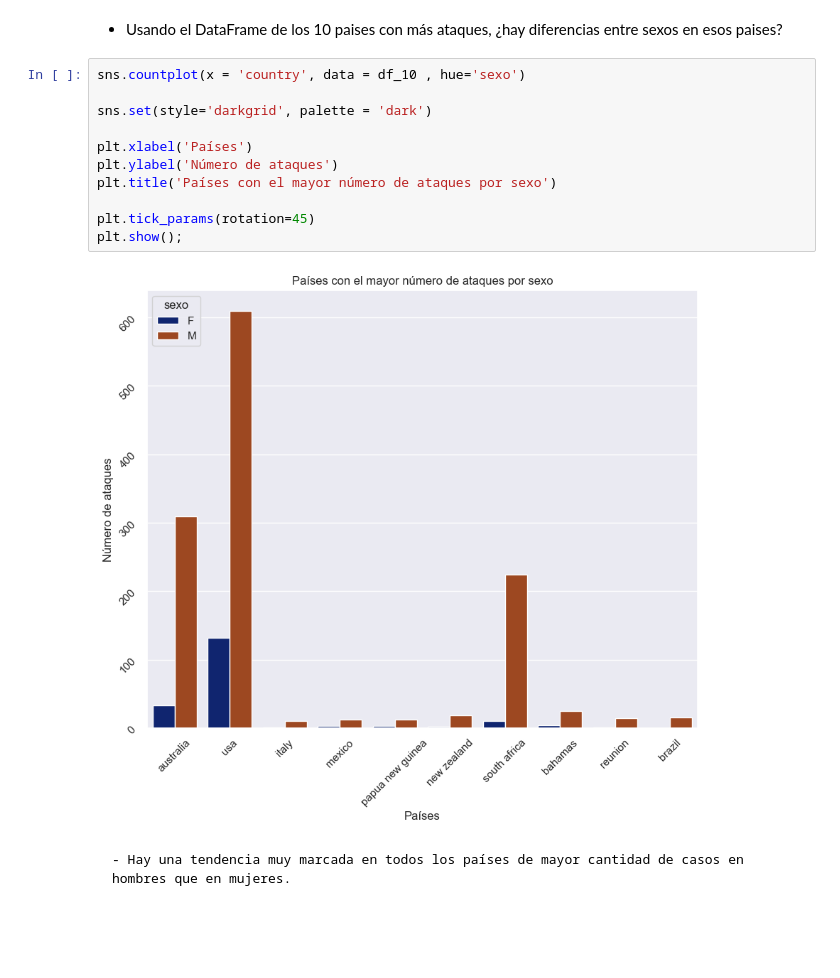
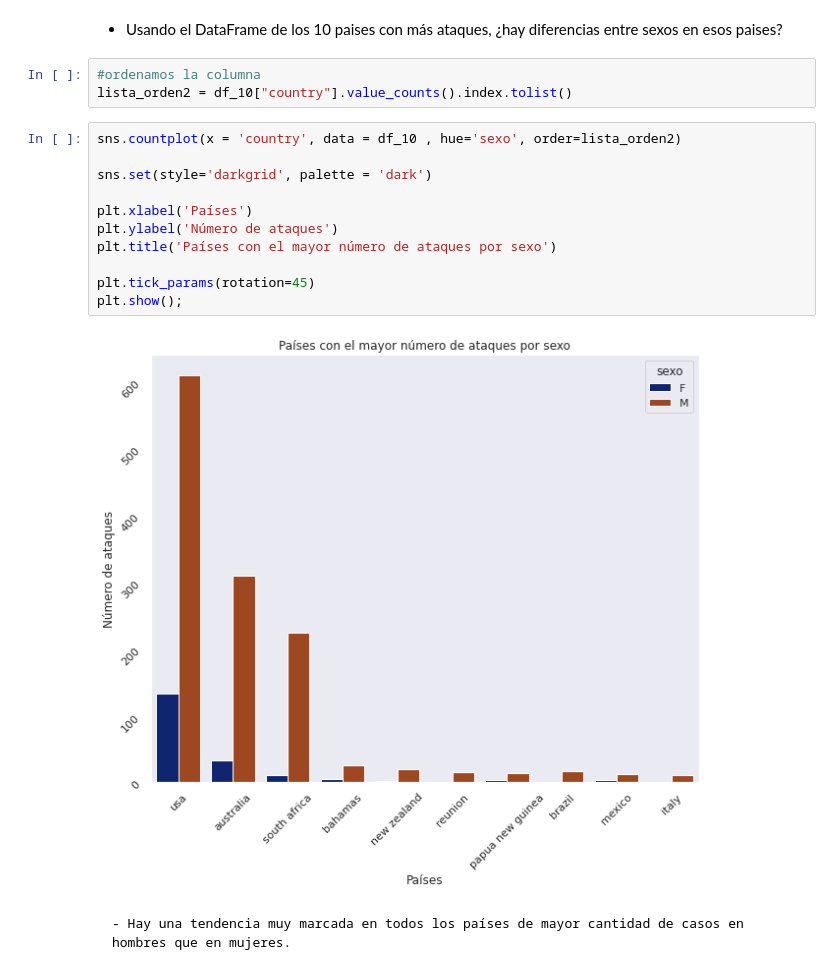
Before and after one commit to Adalab/DA-promo-c-modulo-2-sprint-2-Anahi-Mai, a Jupyter notebook: EDA/pp_eda_III.ipynb, the cells around one changed output. Cells and saved outputs as stored; diff of their text form; blank space fills up the shorter version.

```diff
--- a/EDA/pp_eda_III.ipynb
+++ b/EDA/pp_eda_III.ipynb
@@ -149,19 +138,22 @@ plt.show();
 ---
 # %% [markdown]
 - Usando el DataFrame de los 10 paises con más ataques, ¿hay diferencias entre sexos en esos paises?
+# %%
+#ordenamos la columna
+lista_orden2 = df_10["country"].value_counts().index.tolist()
 # %%
-sns.countplot(x = 'country', data = df_10 , hue='sexo')
+sns.countplot(x = 'country', data = df_10 , hue='sexo', order=lista_orden2)
 
 sns.set(style='darkgrid', palette = 'dark')
 
 plt.xlabel('Países')
 plt.ylabel('Número de ataques')
 plt.title('Países con el mayor número de ataques por sexo')
 
 plt.tick_params(rotation=45)
 plt.show();
 # %% [output]
-[figure, old version]
+[figure, new version]
 # %% [markdown]
     - Hay una tendencia muy marcada en todos los países de mayor cantidad de casos en hombres que en mujeres.
 # %% [markdown]
```
Also changed, not shown: parts of 11 cells of this notebook, 10 other files.
